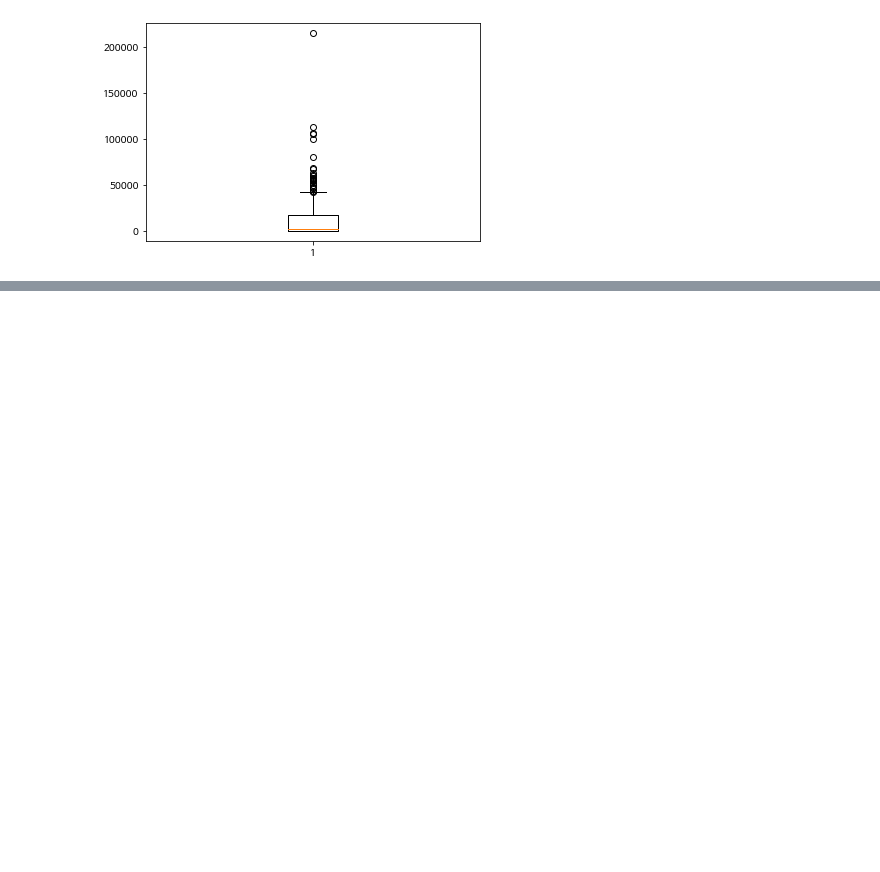
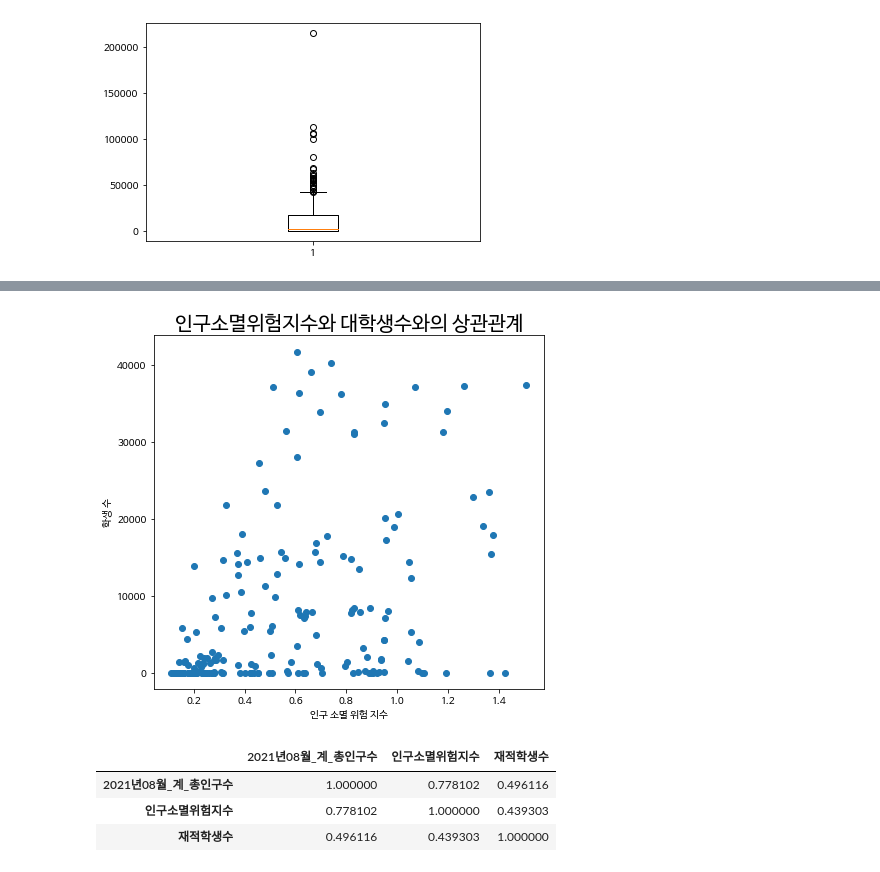
Before and after one commit to urous3814/Sorabol-SharingCamp, a Jupyter notebook: 09/27/Colab_4day.ipynb, the cells around one changed output, grey strips where cells are left out. Cells and saved outputs as stored; diff of their text form; code cells hidden in the pictures; blank space fills up the shorter version.

```diff
--- a/09/27/Colab_4day.ipynb
+++ b/09/27/Colab_4day.ipynb
@@ -578,0 +619,17 @@ df13[condition]
+# %%
+plt.figure(figsize=(7, 6.5)) # 그래프 사이즈 지정
+plt.title('인구소멸위험지수와 대학생수와의 상관관계', fontsize=20) # 제목
+plt.scatter(df14['인구소멸위험지수'], df14['재적학생수']) # 산점도 그래프로 출력
+plt.xlabel('인구 소멸 위험 지수') # x축 제목
+
+plt.ylabel('학생 수') # y축 제목
+plt.show()
+# %% [output]
+[figure, added]
+# %%
+df14.corr()
+# %% [output]
+|  | 2021년08월_계_총인구수 | 인구소멸위험지수 | 재적학생수 |
+| 2021년08월_계_총인구수 | 1.000000 | 0.778102 | 0.496116 |
+| 인구소멸위험지수 | 0.778102 | 1.000000 | 0.439303 |
+| 재적학생수 | 0.496116 | 0.439303 | 1.000000 |
```
Also changed, not shown: parts of 4 cells of this notebook.
